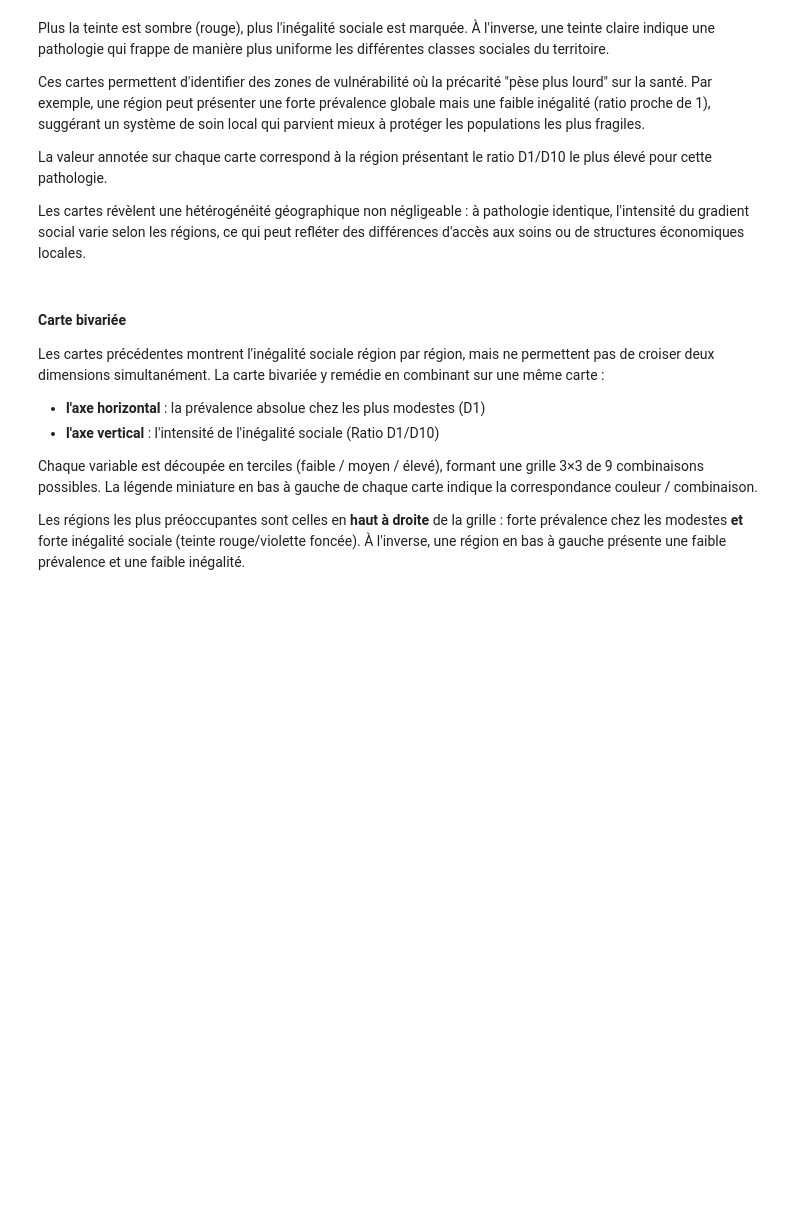
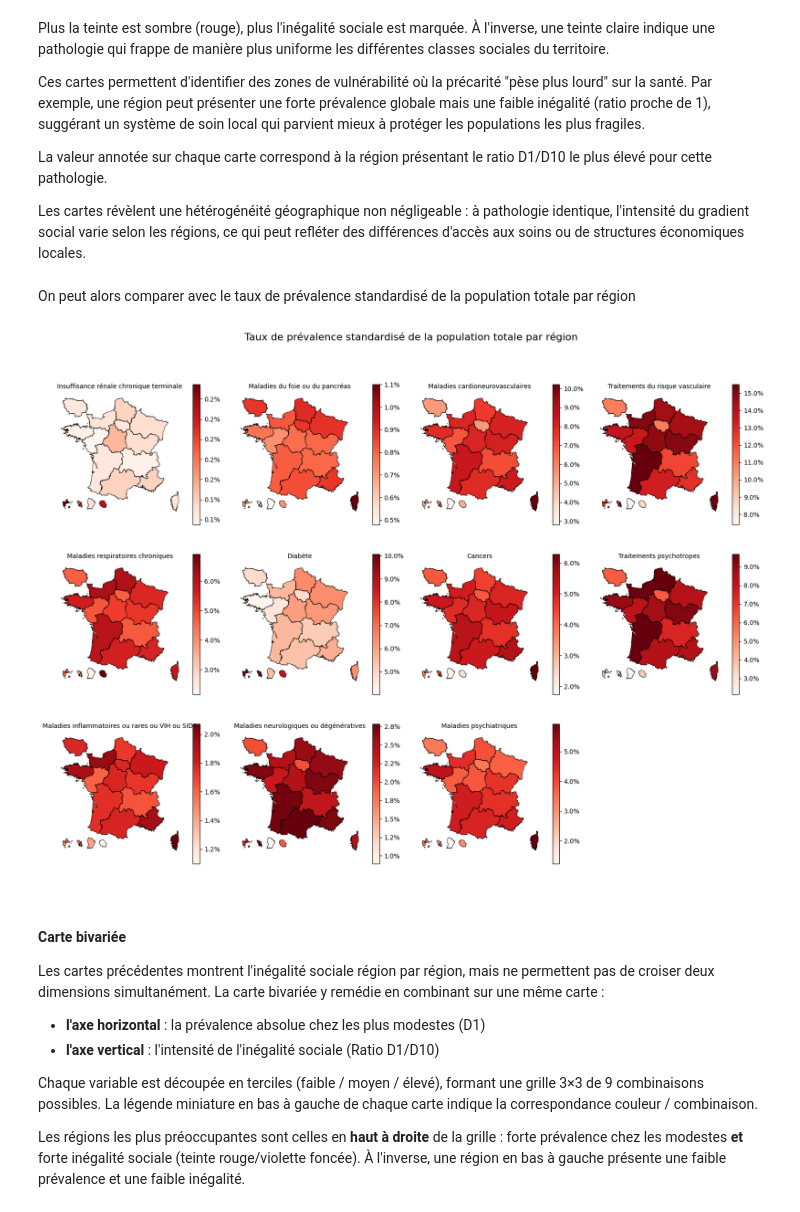
Before and after one commit to clemence-pinsard/projet_python_pour_datascience, a Jupyter notebook: main.ipynb, the cells around one changed output. Cells and saved outputs as stored; diff of their text form; code cells hidden in the pictures; blank space fills up the shorter version.

```diff
--- a/main.ipynb
+++ b/main.ipynb
@@ -896,6 +908,47 @@ Ces cartes permettent d'identifier des zones de vulnérabilité où la précarit
 La valeur annotée sur chaque carte correspond à la région présentant le ratio D1/D10 le plus élevé pour cette pathologie.
 
 Les cartes révèlent une hétérogénéité géographique non négligeable : à pathologie identique, l'intensité du gradient social varie selon les régions, ce qui peut refléter des différences d'accès aux soins ou de structures économiques locales.
+# %% [markdown]
+On peut alors comparer avec le taux de prévalence standardisé de la population totale par région
+# %%
+# 1. Filtrage
+mask_reg = (df_maladies['varPartition'] == 'FISC_REG_S') & \
+           (df_maladies['varGroupage'] == 'nan') & \
+           (df_maladies['type'] == 'prevalence') & \
+           (df_maladies['I_cat'] == 1)
+
+df_reg = df_maladies[mask_reg].copy()
+df_reg['valPartition'] = df_reg['valPartition'].astype(str)
+
+# 2. Jointure avec cartiflette
+map_data = region_borders.merge(df_reg, left_on='INSEE_REG', right_on='valPartition', how='inner')
+
+# 3. Tracé
+pathologies = map_data['catLib'].unique()
+n_cols = 4
+n_rows = (len(pathologies) + n_cols - 1) // n_cols
+
+fig, axes = plt.subplots(n_rows, n_cols, figsize=(16, 4 * n_rows))
+axes = axes.flatten()
+
+for i, patho in enumerate(pathologies):
+    ax = axes[i]
+    data_patho = map_data[map_data['catLib'] == patho].copy()
+    data_patho['taux_pct'] = data_patho['txStandDir'] * 100
+    data_patho.plot(column='taux_pct', ax=ax, legend=True,
+                    cmap='Reds', edgecolor='black', linewidth=0.5,
+                    legend_kwds={'shrink': 0.8, 'format': "%.1f%%"})
+    ax.set_title(patho, fontsize=10)
+    ax.axis('off')
+
+for j in range(i + 1, len(axes)):
+    axes[j].axis('off')
+
+plt.suptitle("Taux de prévalence standardisé de la population totale par région", fontsize=16, y=1.02)
+plt.tight_layout()
+plt.show()
+# %% [output]
+[figure, added]
 # %% [markdown]
 #### Carte bivariée
 
```
Also changed, not shown: parts of 5 cells of this notebook, 2 other files.
